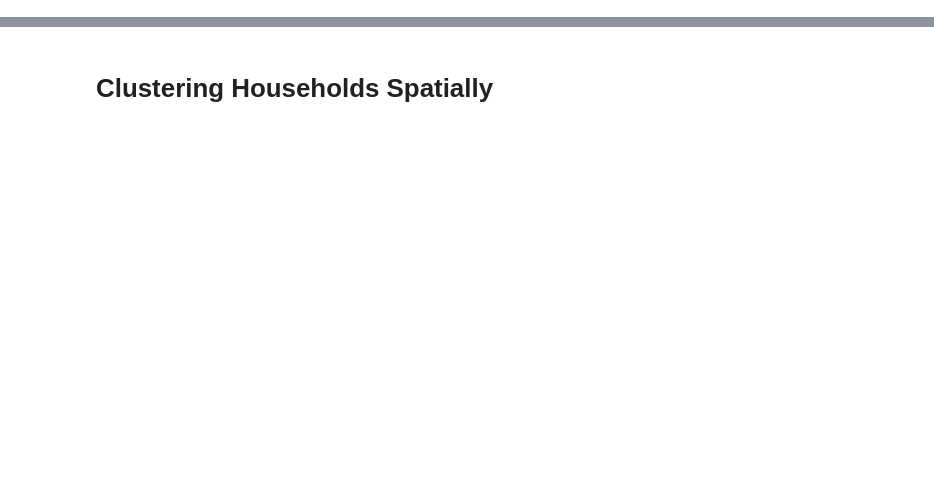
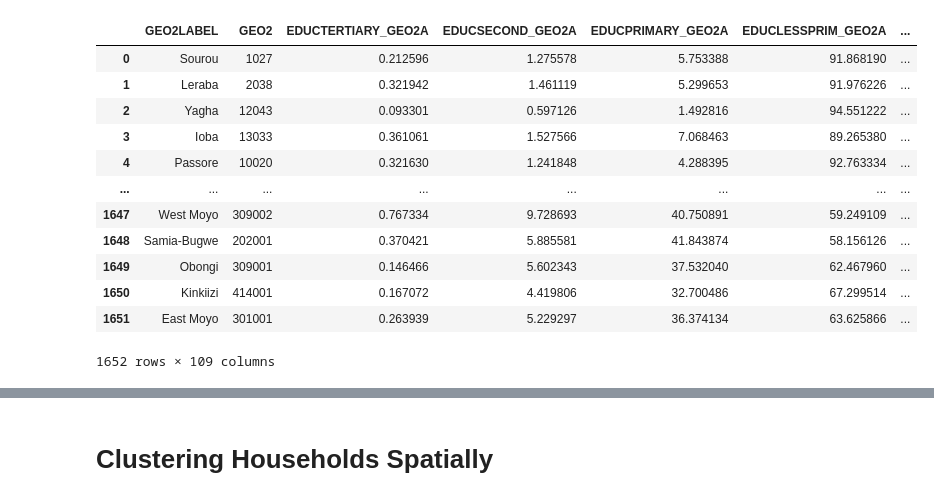
Before and after one commit to l-gorman/farm-size-analysis, a Jupyter notebook: explore.ipynb, the cells around one changed output, grey strips where cells are left out. Saved outputs shown, nothing was run; the diff lists cells and outputs as text; code cells hidden in the pictures; blank space fills up the shorter version.

```diff
--- a/explore.ipynb
+++ b/explore.ipynb
@@ -8,3 +100,20 @@ from shapely.geometry import Point
+# %%
+ipums_terra = pd.read_csv("./data/ipums/ipums_terra.csv")
+ipums_terra
+# %% [output]
+|  | GEO2LABEL | GEO2 | EDUCTERTIARY_GEO2A | EDUCSECOND_GEO2A | EDUCPRIMARY_GEO2A | EDUCLESSPRIM_GEO2A | ... |
+| 0 | Sourou | 1027 | 0.212596 | 1.275578 | 5.753388 | 91.868190 | ... |
+| 1 | Leraba | 2038 | 0.321942 | 1.461119 | 5.299653 | 91.976226 | ... |
+| 2 | Yagha | 12043 | 0.093301 | 0.597126 | 1.492816 | 94.551222 | ... |
+| 3 | Ioba | 13033 | 0.361061 | 1.527566 | 7.068463 | 89.265380 | ... |
+| 4 | Passore | 10020 | 0.321630 | 1.241848 | 4.288395 | 92.763334 | ... |
+| ... | ... | ... | ... | ... | ... | ... | ... |
+| 1647 | West Moyo | 309002 | 0.767334 | 9.728693 | 40.750891 | 59.249109 | ... |
+| 1648 | Samia-Bugwe | 202001 | 0.370421 | 5.885581 | 41.843874 | 58.156126 | ... |
+| 1649 | Obongi | 309001 | 0.146466 | 5.602343 | 37.532040 | 62.467960 | ... |
+| 1650 | Kinkiizi | 414001 | 0.167072 | 4.419806 | 32.700486 | 67.299514 | ... |
+| 1651 | East Moyo | 301001 | 0.263939 | 5.229297 | 36.374134 | 63.625866 | ... |
+1652 rows × 109 columns
 # %%
 country_mapping = data_prep.load_json("./data/country_mappings.json")
 
```
Also changed, not shown: parts of 8 cells of this notebook, 2 other files.
